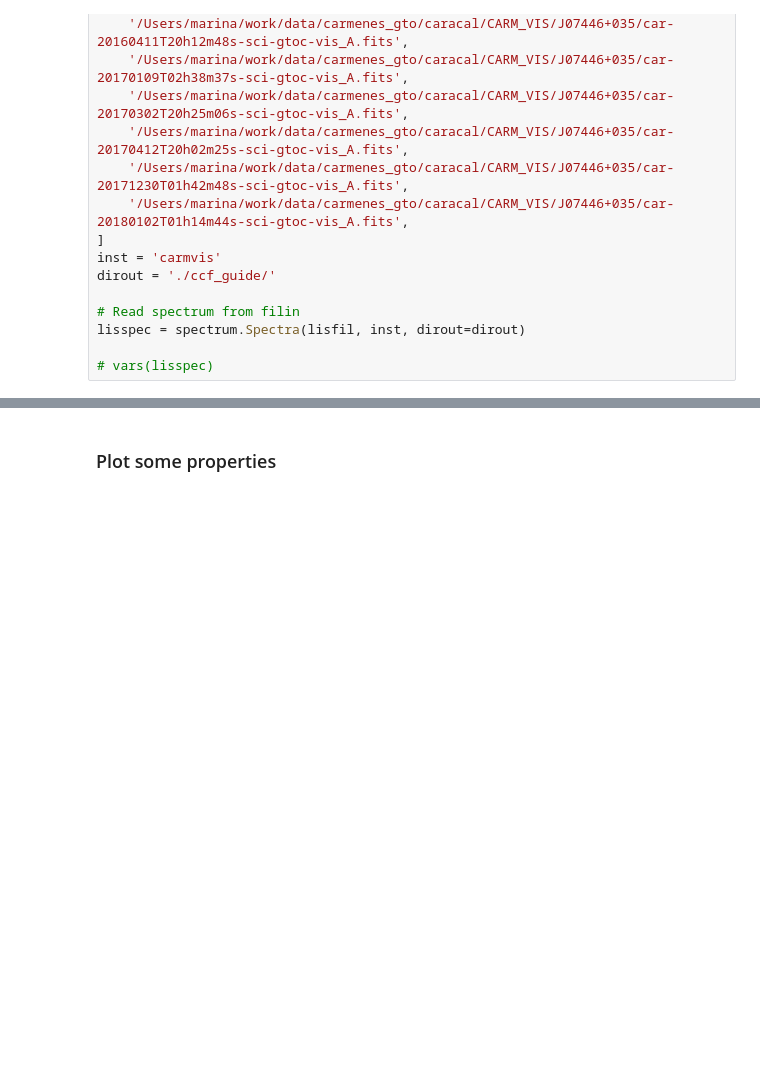
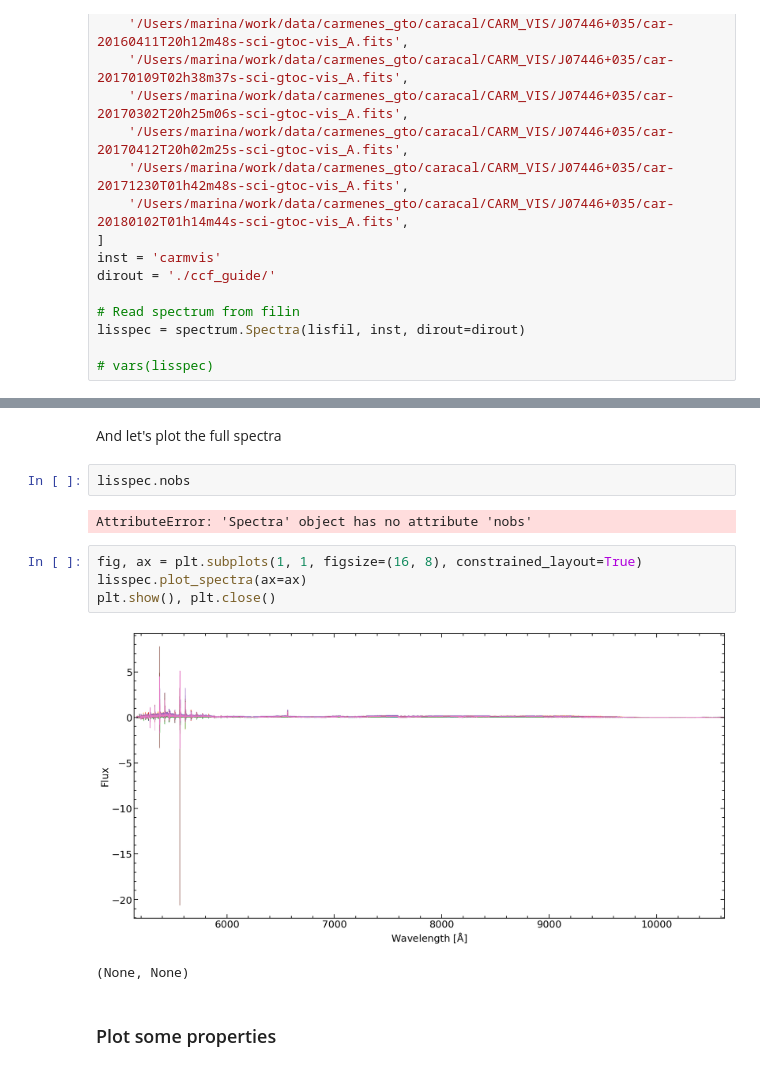
Before and after one commit to mlafarga/raccoon, a Jupyter notebook: docs/guides/ccf_guide.ipynb, the cells around one changed output, grey strips where cells are left out. Cells and saved outputs as stored; diff of their text form; blank space fills up the shorter version.

```diff
--- a/docs/guides/ccf_guide.ipynb
+++ b/docs/guides/ccf_guide.ipynb
@@ -61,6 +69,19 @@ lisspec.fig_spectra(sh=True, sv=False, wmin=7580, wmax=7610, figsize=(16, 8), lw
 [figure]
 [figure]
 [figure]
+# %% [markdown]
+And let's plot the full spectra
+# %%
+lisspec.nobs
+# %% [output]
+AttributeError: 'Spectra' object has no attribute 'nobs'
+# %%
+fig, ax = plt.subplots(1, 1, figsize=(16, 8), constrained_layout=True)
+lisspec.plot_spectra(ax=ax)
+plt.show(), plt.close()
+# %% [output]
+[figure, added]
+(None, None)
 # %% [markdown]
 ### Plot some properties
 # %%
```
Also changed, not shown: parts of 10 cells of this notebook.
